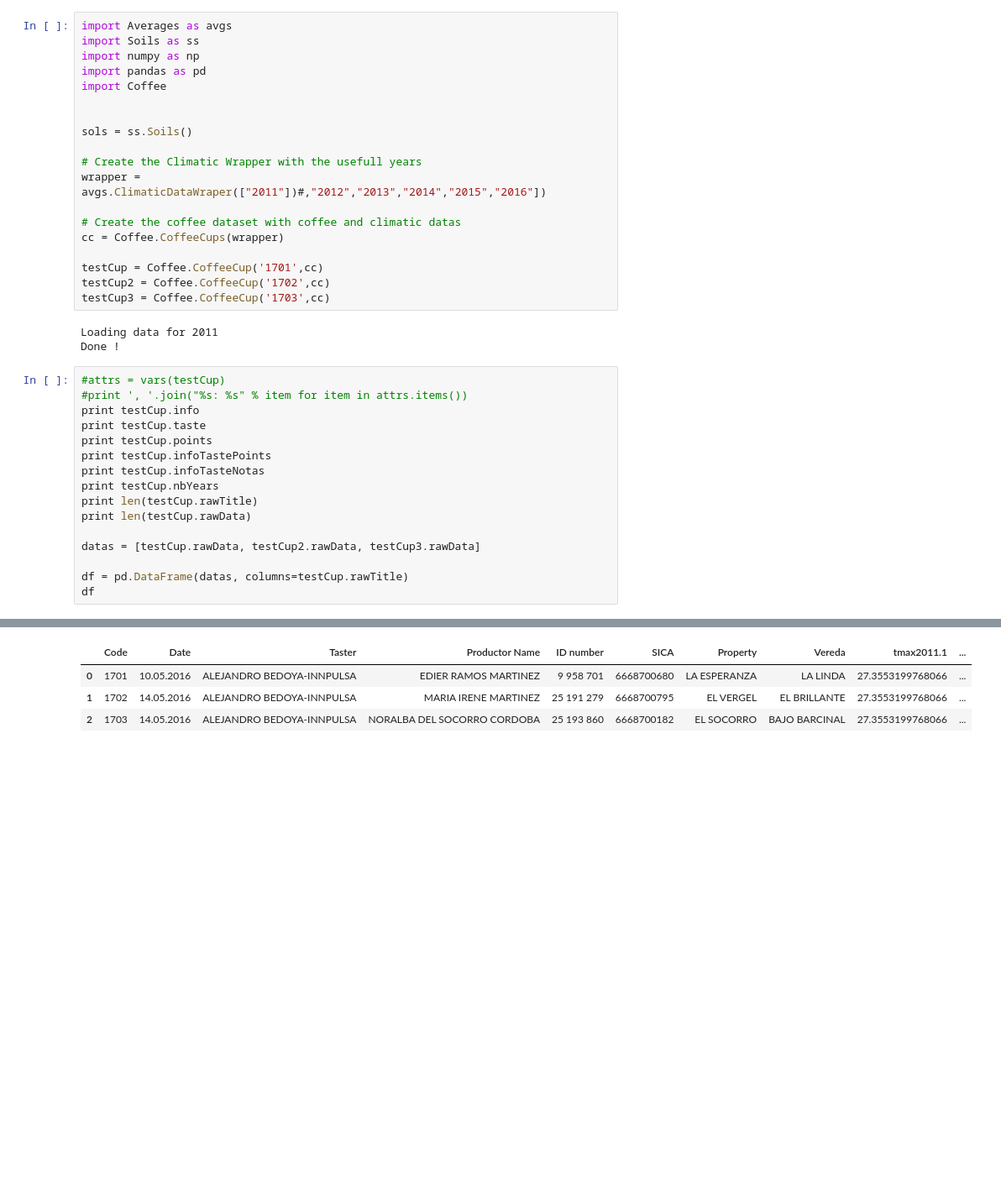
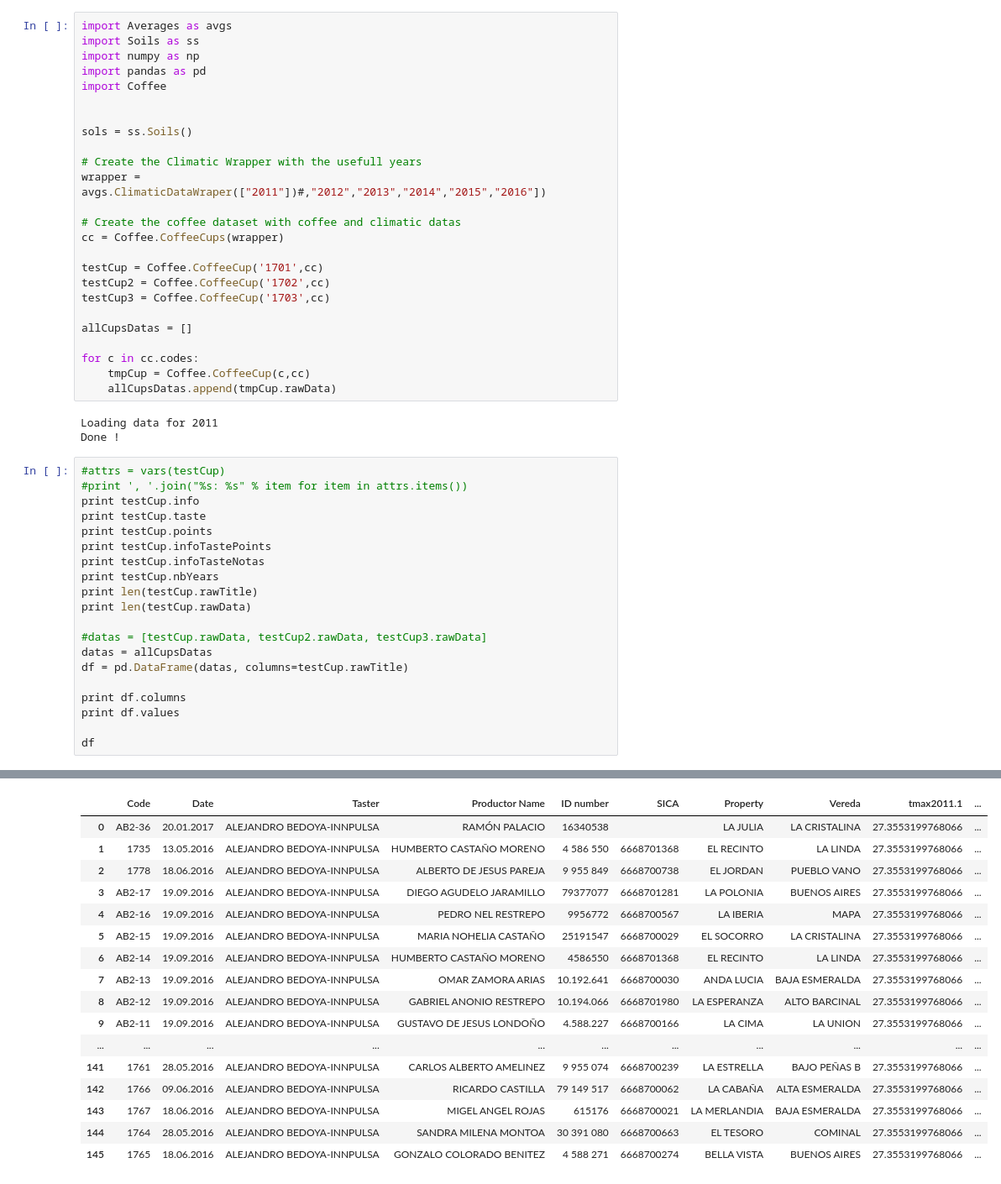
Before and after one commit to ThibaultSchowing/Bachelor_Thesis_2017_Sources, a Jupyter notebook: Notebook/DRAFT-Dataframe.ipynb, the cells around one changed output, grey strips where cells are left out. Shown at 84% size. Drawn from its saved outputs; the diff is of its cells as text; blank space fills up the shorter version.

```diff
--- a/Notebook/DRAFT-Dataframe.ipynb
+++ b/Notebook/DRAFT-Dataframe.ipynb
@@ -17,6 +17,12 @@ cc = Coffee.CoffeeCups(wrapper)
 testCup = Coffee.CoffeeCup('1701',cc)
 testCup2 = Coffee.CoffeeCup('1702',cc)
 testCup3 = Coffee.CoffeeCup('1703',cc)
+
+allCupsDatas = []
+
+for c in cc.codes:
+    tmpCup = Coffee.CoffeeCup(c,cc)
+    allCupsDatas.append(tmpCup.rawData)
 # %% [output]
 Loading data for 2011
 Done !
@@ -32,9 +38,13 @@ print testCup.nbYears
 print len(testCup.rawTitle)
 print len(testCup.rawData)
 
-datas = [testCup.rawData, testCup2.rawData, testCup3.rawData]
+#datas = [testCup.rawData, testCup2.rawData, testCup3.rawData]
+datas = allCupsDatas
+df = pd.DataFrame(datas, columns=testCup.rawTitle)
 
-df = pd.DataFrame(datas, columns=testCup.rawTitle)
+print df.columns
+print df.values
+
 df
 # %% [output]
 ['10.05.2016', 'ALEJANDRO BEDOYA-INNPULSA', 'EDIER RAMOS MARTINEZ', '9 958 701', '6668700680', 'LA ESPERANZA', 'LA LINDA ']
@@ -48,4 +67,17 @@ df
 |  | Code | Date | Taster | Productor Name | ID number | SICA | Property | Vereda | tmax2011.1 | ... |
-| 0 | 1701 | 10.05.2016 | ALEJANDRO BEDOYA-INNPULSA | EDIER RAMOS MARTINEZ | 9 958 701 | 6668700680 | LA ESPERANZA | LA LINDA | 27.3553199768066 | ... |
-| 1 | 1702 | 14.05.2016 | ALEJANDRO BEDOYA-INNPULSA | MARIA IRENE MARTINEZ | 25 191 279 | 6668700795 | EL VERGEL | EL BRILLANTE | 27.3553199768066 | ... |
-| 2 | 1703 | 14.05.2016 | ALEJANDRO BEDOYA-INNPULSA | NORALBA DEL SOCORRO CORDOBA | 25 193 860 | 6668700182 | EL SOCORRO | BAJO BARCINAL | 27.3553199768066 | ... |
+| 0 | AB2-36 | 20.01.2017 | ALEJANDRO BEDOYA-INNPULSA | RAMÓN PALACIO | 16340538 |  | LA JULIA | LA CRISTALINA | 27.3553199768066 | ... |
+| 1 | 1735 | 13.05.2016 | ALEJANDRO BEDOYA-INNPULSA | HUMBERTO CASTAÑO MORENO | 4 586 550 | 6668701368 | EL RECINTO | LA LINDA | 27.3553199768066 | ... |
+| 2 | 1778 | 18.06.2016 | ALEJANDRO BEDOYA-INNPULSA | ALBERTO DE JESUS PAREJA | 9 955 849 | 6668700738 | EL JORDAN | PUEBLO VANO | 27.3553199768066 | ... |
+| 3 | AB2-17 | 19.09.2016 | ALEJANDRO BEDOYA-INNPULSA | DIEGO AGUDELO JARAMILLO | 79377077 | 6668701281 | LA POLONIA | BUENOS AIRES | 27.3553199768066 | ... |
+| 4 | AB2-16 | 19.09.2016 | ALEJANDRO BEDOYA-INNPULSA | PEDRO NEL RESTREPO | 9956772 | 6668700567 | LA IBERIA | MAPA | 27.3553199768066 | ... |
+| 5 | AB2-15 | 19.09.2016 | ALEJANDRO BEDOYA-INNPULSA | MARIA NOHELIA CASTAÑO | 25191547 | 6668700029 | EL SOCORRO | LA CRISTALINA | 27.3553199768066 | ... |
+| 6 | AB2-14 | 19.09.2016 | ALEJANDRO BEDOYA-INNPULSA | HUMBERTO CASTAÑO MORENO | 4586550 | 6668701368 | EL RECINTO | LA LINDA | 27.3553199768066 | ... |
+| 7 | AB2-13 | 19.09.2016 | ALEJANDRO BEDOYA-INNPULSA | OMAR ZAMORA ARIAS | 10.192.641 | 6668700030 | ANDA LUCIA | BAJA ESMERALDA | 27.3553199768066 | ... |
+| 8 | AB2-12 | 19.09.2016 | ALEJANDRO BEDOYA-INNPULSA | GABRIEL ANONIO RESTREPO | 10.194.066 | 6668701980 | LA ESPERANZA | ALTO BARCINAL | 27.3553199768066 | ... |
+| 9 | AB2-11 | 19.09.2016 | ALEJANDRO BEDOYA-INNPULSA | GUSTAVO DE JESUS LONDOÑO | 4.588.227 | 6668700166 | LA CIMA | LA UNION | 27.3553199768066 | ... |
+| ... | ... | ... | ... | ... | ... | ... | ... | ... | ... | ... |
+| 141 | 1761 | 28.05.2016 | ALEJANDRO BEDOYA-INNPULSA | CARLOS ALBERTO AMELINEZ | 9 955 074 | 6668700239 | LA ESTRELLA | BAJO PEÑAS B | 27.3553199768066 | ... |
+| 142 | 1766 | 09.06.2016 | ALEJANDRO BEDOYA-INNPULSA | RICARDO CASTILLA | 79 149 517 | 6668700062 | LA CABAÑA | ALTA ESMERALDA | 27.3553199768066 | ... |
+| 143 | 1767 | 18.06.2016 | ALEJANDRO BEDOYA-INNPULSA | MIGEL ANGEL ROJAS | 615176 | 6668700021 | LA MERLANDIA | BAJA ESMERALDA | 27.3553199768066 | ... |
+| 144 | 1764 | 28.05.2016 | ALEJANDRO BEDOYA-INNPULSA | SANDRA MILENA MONTOA | 30 391 080 | 6668700663 | EL TESORO | COMINAL | 27.3553199768066 | ... |
+| 145 | 1765 | 18.06.2016 | ALEJANDRO BEDOYA-INNPULSA | GONZALO COLORADO BENITEZ | 4 588 271 | 6668700274 | BELLA VISTA | BUENOS AIRES | 27.3553199768066 | ... |
```
Also changed, not shown: parts of 1 cell of this notebook, 4 other files.
